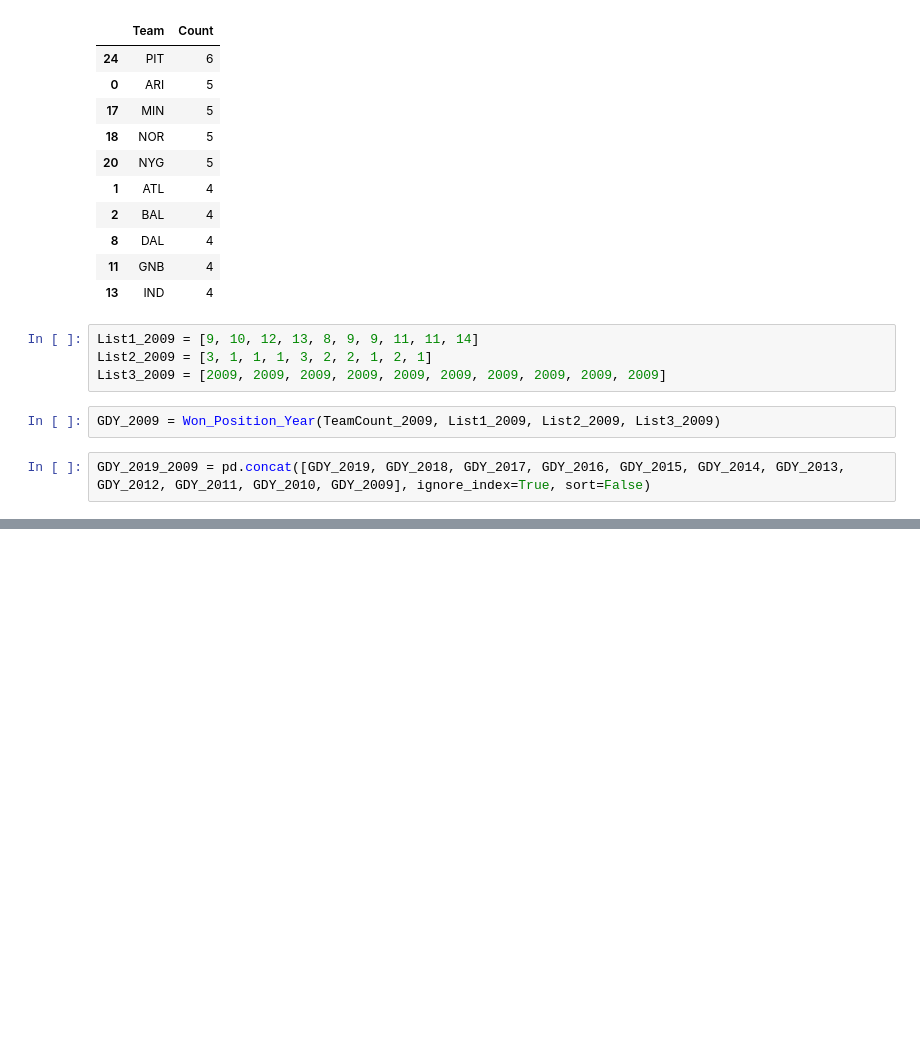
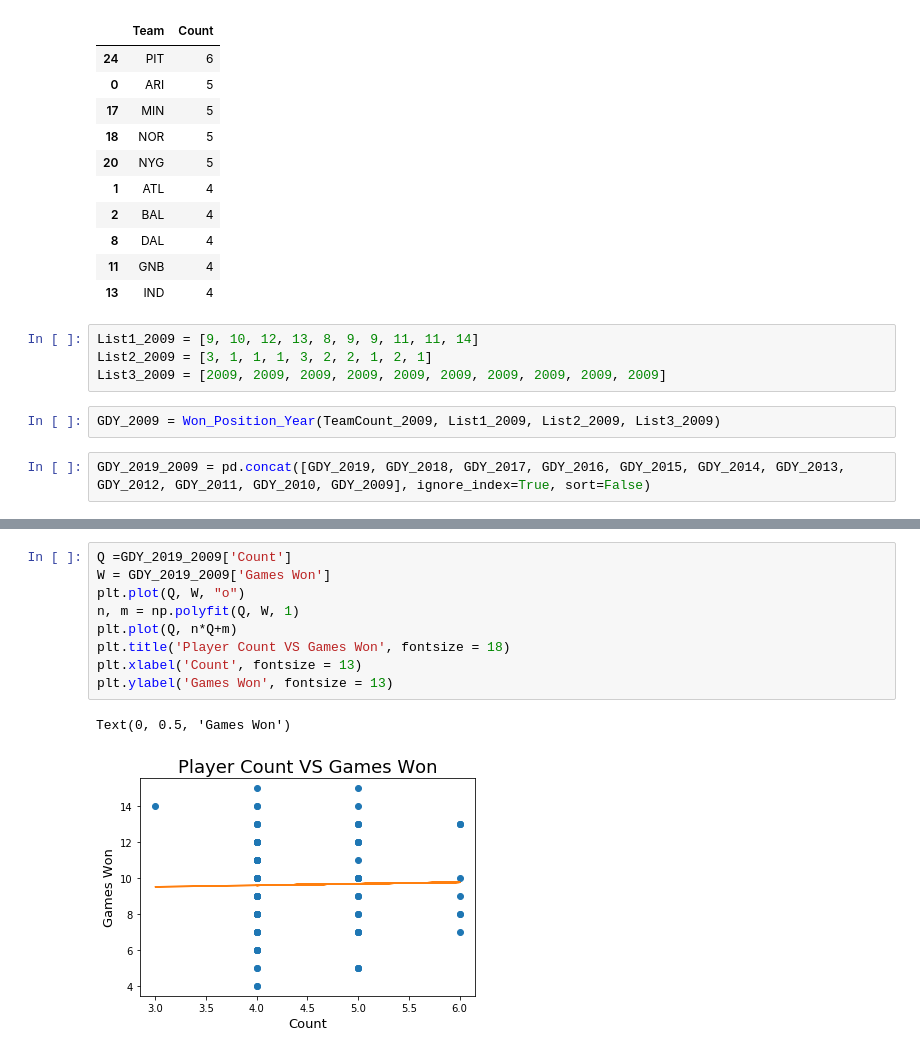
Before and after one commit to Emanuel-Szarek/Coding_for_fun, a Jupyter notebook: NFL Fantasy .ipynb, the cells around one changed output, grey strips where cells are left out. Drawn from its saved outputs; the diff is of its cells as text; blank space fills up the shorter version.

```diff
--- a/NFL Fantasy .ipynb
+++ b/NFL Fantasy .ipynb
@@ -465,0 +512,12 @@ GDY_2019_2009
+# %%
+Q =GDY_2019_2009['Count']
+W = GDY_2019_2009['Games Won']
+plt.plot(Q, W, "o")
+n, m = np.polyfit(Q, W, 1)
+plt.plot(Q, n*Q+m)
+plt.title('Player Count VS Games Won', fontsize = 18)
+plt.xlabel('Count', fontsize = 13)
+plt.ylabel('Games Won', fontsize = 13)
+# %% [output]
+Text(0, 0.5, 'Games Won')
+[figure, added]
```
Also changed, not shown: parts of 8 cells of this notebook.
